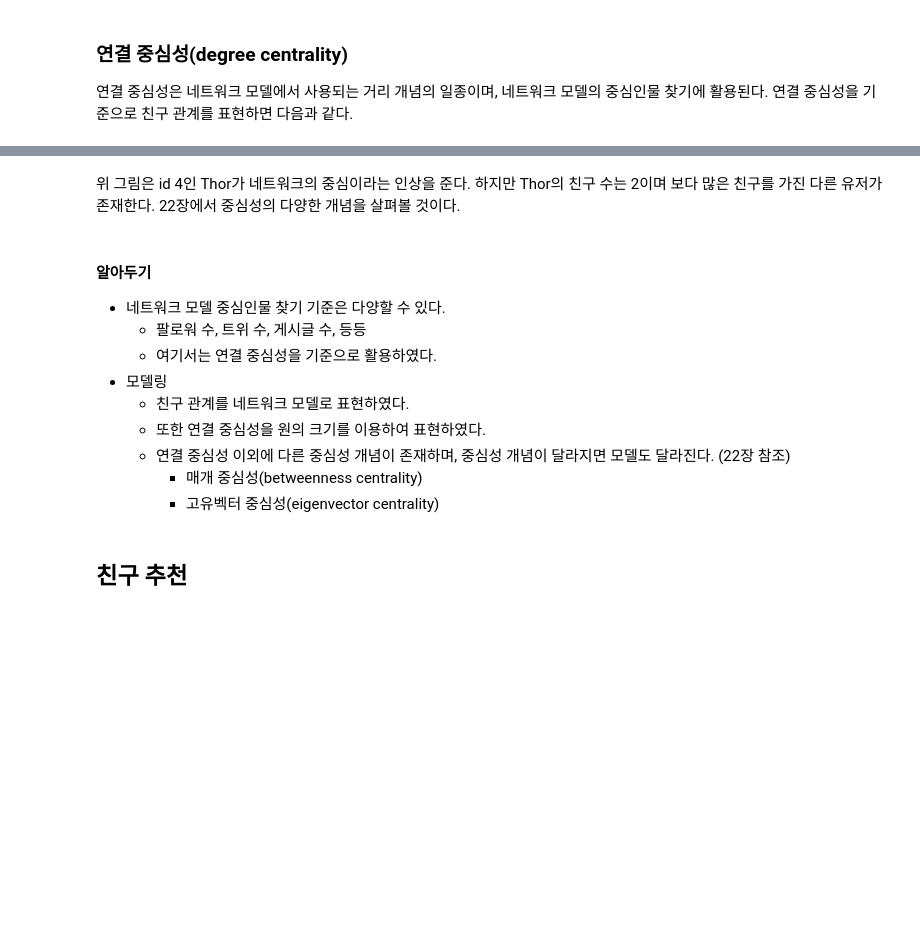
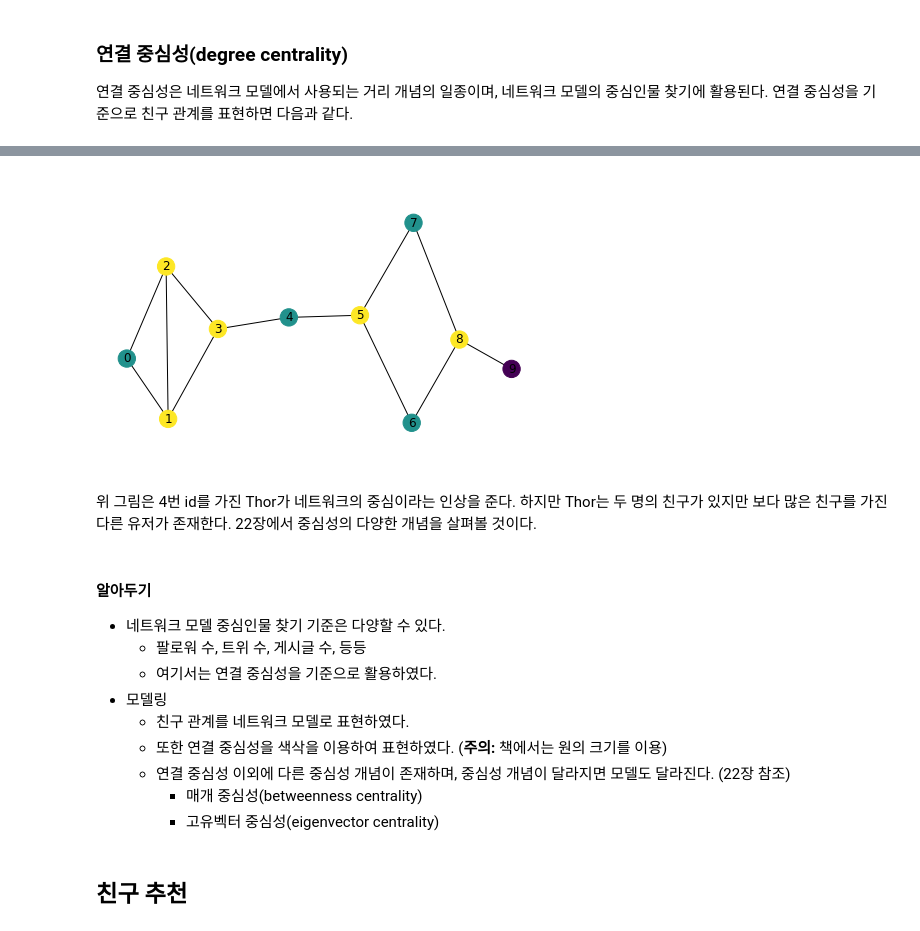
Before and after one commit to liganega/DataAnalysisInPython, a Jupyter notebook: notebooks/Chapter01.ipynb, the cells around one changed output, grey strips where cells are left out. Drawn from its saved outputs; the diff is of its cells as text; code cells hidden in the pictures; blank space fills up the shorter version.

```diff
--- a/notebooks/Chapter01.ipynb
+++ b/notebooks/Chapter01.ipynb
@@ -147,6 +173,14 @@ num_friends_by_id
+# %%
+degreeCentrality = nx.degree_centrality(friendship_graph)
+# %%
+nx.draw(friendship_graph, pos, with_labels=True,
+        node_color=list(degreeCentrality.values()),
+        nodelist=list(degreeCentrality.keys()))
+# %% [output]
+[figure, added]
 # %% [markdown]
-위 그림은 id 4인 Thor가 네트워크의 중심이라는 인상을 준다.
-하지만 Thor의 친구 수는 2이며 보다 많은 친구를 가진 다른 유저가 존재한다.
+위 그림은 4번 id를 가진 Thor가 네트워크의 중심이라는 인상을 준다.
+하지만 Thor는 두 명의 친구가 있지만 보다 많은 친구를 가진 다른 유저가 존재한다.
 22장에서 중심성의 다양한 개념을 살펴볼 것이다.
 # %% [markdown]
 #### 알아두기
@@ -155,7 +189,8 @@ num_friends_by_id
     * 여기서는 연결 중심성을 기준으로 활용하였다.
 * 모델링
     * 친구 관계를 네트워크 모델로 표현하였다.
-    * 또한 연결 중심성을 원의 크기를 이용하여 표현하였다.
+    * 또한 연결 중심성을 색삭을 이용하여 표현하였다.
+        (**주의:** 책에서는 원의 크기를 이용)
     * 연결 중심성 이외에 다른 중심성 개념이 존재하며,
         중심성 개념이 달라지면 모델도 달라진다. (22장 참조)
         * 매개 중심성(betweenness centrality)
```
Also changed, not shown: parts of 29 cells of this notebook, 1 other file.
